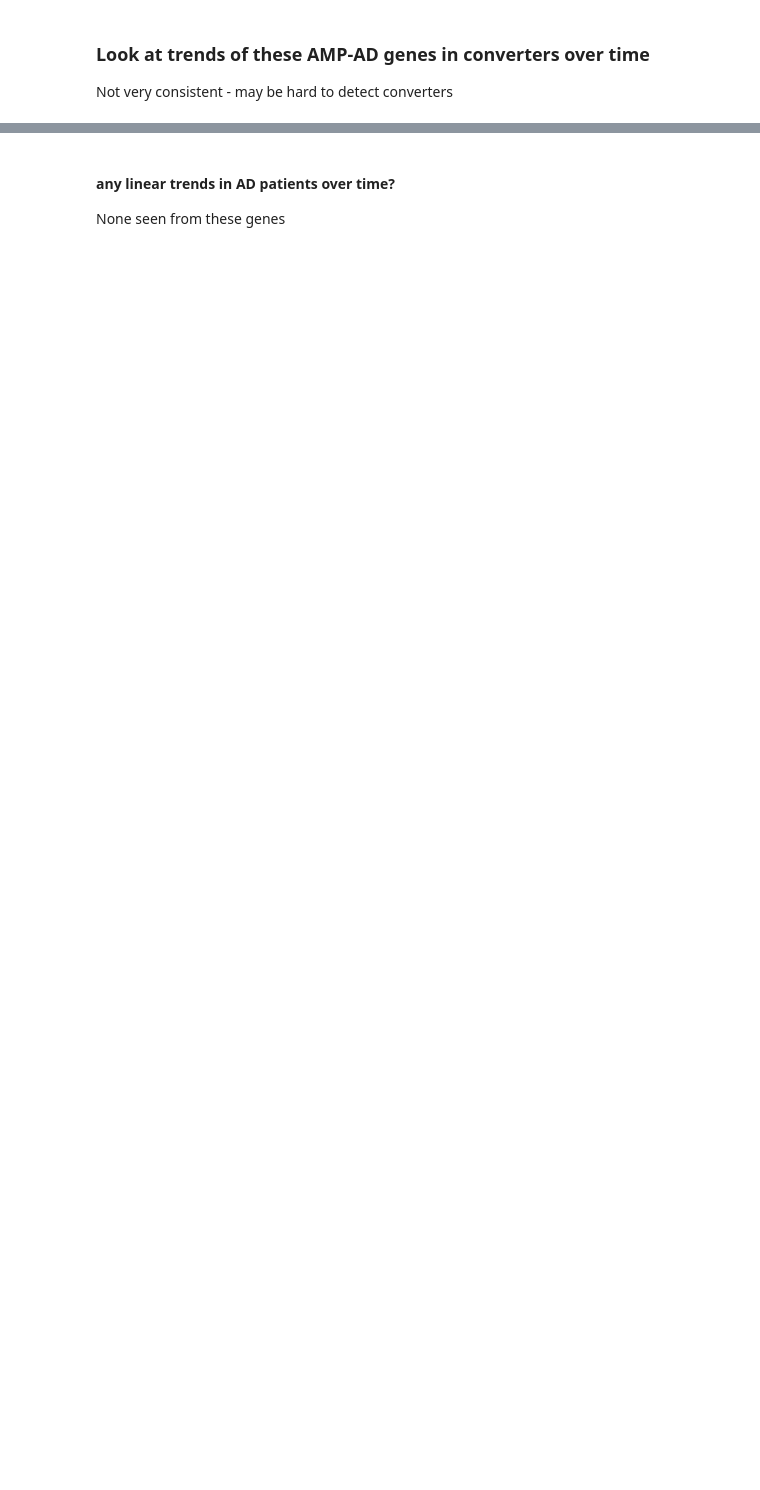
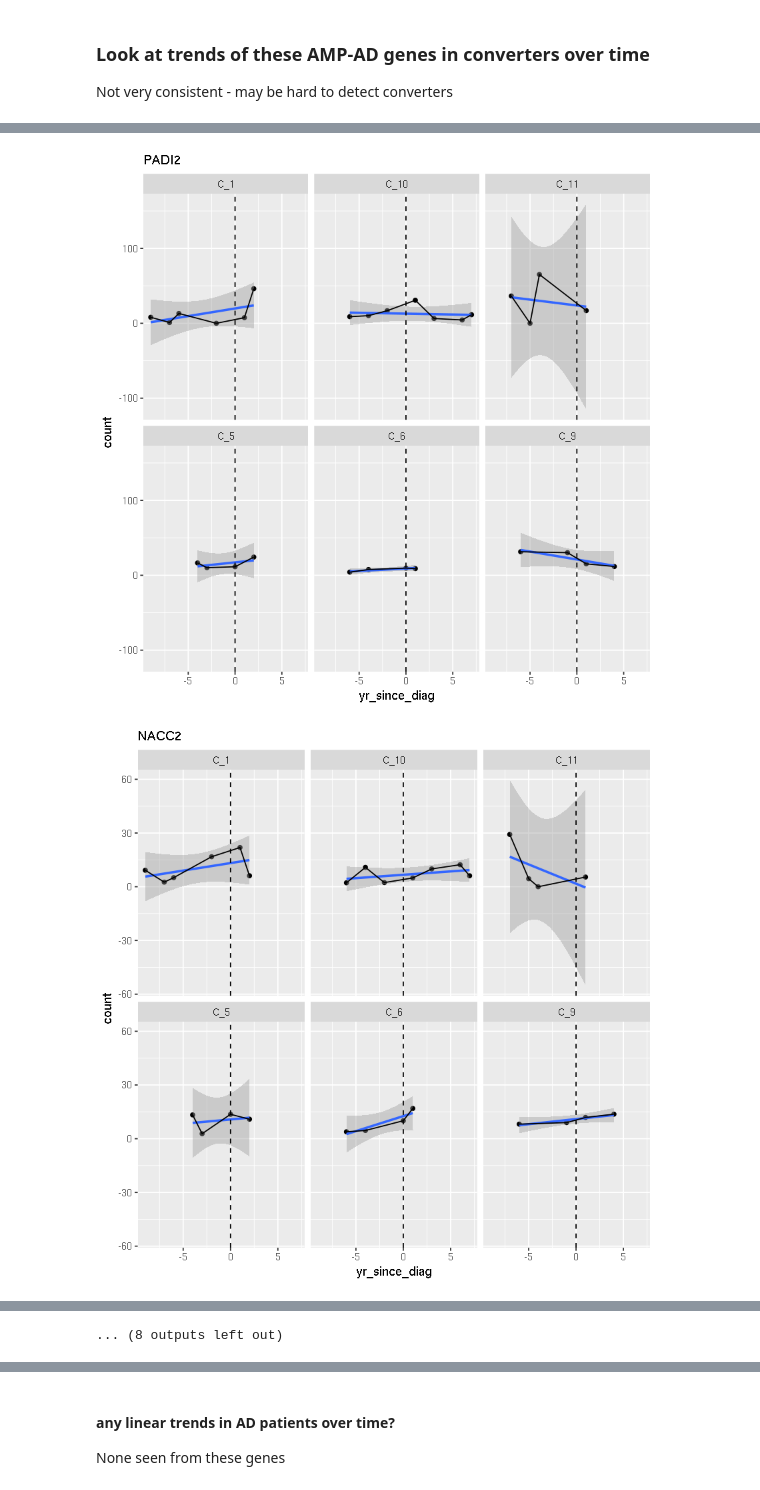
Before and after one commit to nataliedef/cse283_2021, a Jupyter notebook: initial_analysis.ipynb, the cells around one changed output, grey strips where cells are left out. Cells and saved outputs as stored; diff of their text form; code cells hidden in the pictures; blank space fills up the shorter version.

```diff
--- a/initial_analysis.ipynb
+++ b/initial_analysis.ipynb
@@ -260,11 +239,0 @@ ggplot(dt, aes(x=yr_since_diag,y=count)) + geom_point() + geom_smooth(method =
-# %%
-# look at all upregulated genes over time
-for (g in up.ampgenes) {
-    dt <- counts.longdt %>%
-        filter(gene_name %in% g, group=="converter")
-    # dt
-    show(ggplot(dt, aes(x=yr_since_diag,y=count)) + geom_point() + geom_smooth(method =  "lm") +
-        geom_vline(xintercept = 0, linetype= "dashed") +
-        geom_line() + facet_wrap(~donorID) + ggtitle(g))
-}
-# looks promising
@@ -285,11 +239,0 @@ for (g in up.ampgenes) {
-# %%
-# look at all downregulated genes over time
-for (g in down.ampgenes) {
-    dt <- counts.longdt %>%
-        filter(gene_name %in% g, group=="converter")
-    # dt
-    show(ggplot(dt, aes(x=yr_since_diag,y=count)) + geom_point() + geom_smooth(method =  "lm") +
-        geom_vline(xintercept = 0, linetype= "dashed") +
-        geom_line() + facet_wrap(~donorID) + ggtitle(g))
-}
-# downreg looks a little less promising
@@ -307,0 +254,15 @@ rmv <- c("C_2", "C_3", "C_4", "C_7", "C_8")
+# %%
+# look at all upregulated genes over time
+for (g in up.ampgenes) {
+    dt <- counts.longdt %>%
+        filter(gene_name %in% g, group=="converter") %>%
+        filter(!donorID %in% rmv)
+    # dt
+    show(ggplot(dt, aes(x=yr_since_diag,y=count)) + geom_point() + geom_smooth(method =  "lm") +
+        geom_vline(xintercept = 0, linetype= "dashed") +
+        geom_line() + facet_wrap(~donorID) + ggtitle(g))
+}
+# looks promising
+# %% [output]
+[figure, added]
+[figure, added]
@@ -307,0 +279 @@ rmv <- c("C_2", "C_3", "C_4", "C_7", "C_8")
+... (8 outputs left out)
```
Also changed, not shown: parts of 22 cells of this notebook.
